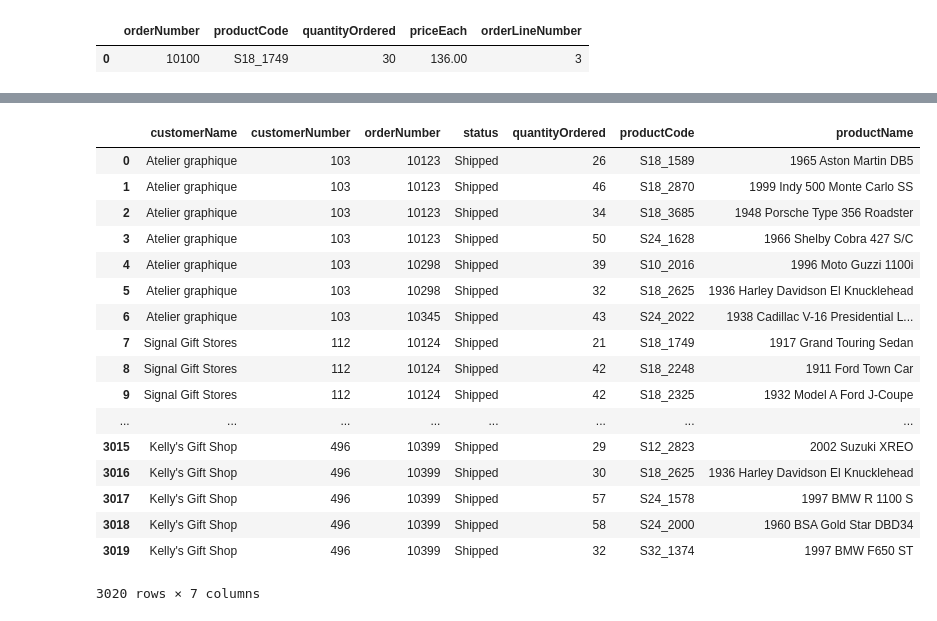
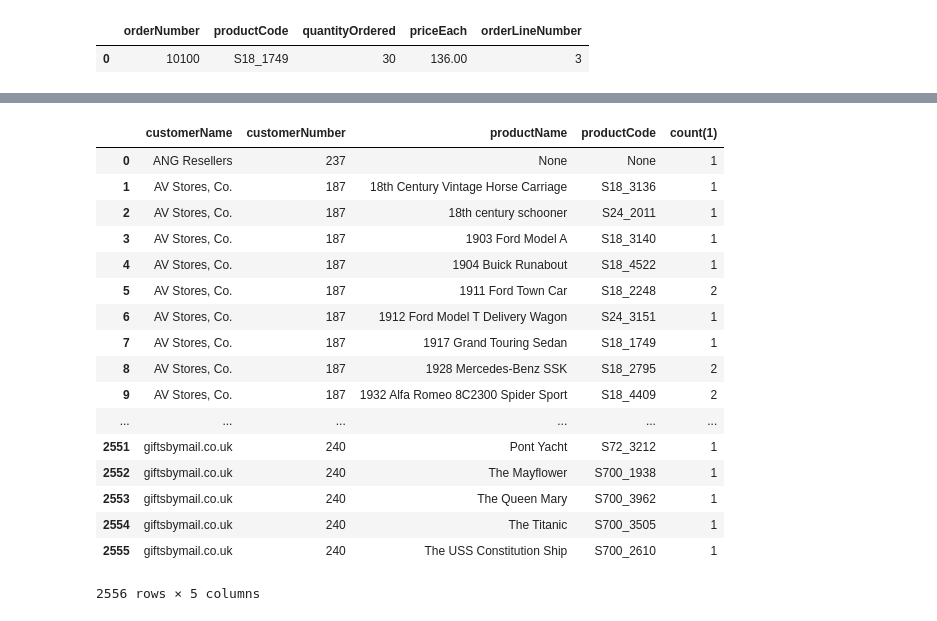
Before and after one commit to joeygoodman/dsc-more-practice-with-sql-queries-lab-dc-ds-060319, a Jupyter notebook: index.ipynb, the cells around one changed output, grey strips where cells are left out. Saved outputs shown, nothing was run; the diff lists cells and outputs as text; code cells hidden in the pictures.

```diff
--- a/index.ipynb
+++ b/index.ipynb
@@ -179,42 +179,43 @@ Now, return the customerName, customrerNumber, productName, productCode and tota
 # %%
 c.execute("""
 
-select customerName, customerNumber, productName, productCode
+select customerName, customerNumber, productName, productCode, count(1)
 from
     (
     select customerName, c.customerNumber, o.orderNumber, status, quantityOrdered, d.productCode, productName
     from customers c
     left join orders o
     on c.customerNumber = o.customerNumber
     left join orderdetails d
     on o.orderNumber = d.orderNumber
     left join products pr
     on d.productCode = pr.productCode
     )
+group by customerName, customerNumber, productName, productCode
 
 ;""")
 df = pd.DataFrame(c.fetchall())
 df.columns = [x[0] for x in c.description]
 df
 # %% [output]
-|  | customerName | customerNumber | orderNumber | status | quantityOrdered | productCode | productName |
-| 0 | Atelier graphique | 103 | 10123 | Shipped | 26 | S18_1589 | 1965 Aston Martin DB5 |
-| 1 | Atelier graphique | 103 | 10123 | Shipped | 46 | S18_2870 | 1999 Indy 500 Monte Carlo SS |
-| 2 | Atelier graphique | 103 | 10123 | Shipped | 34 | S18_3685 | 1948 Porsche Type 356 Roadster |
-| 3 | Atelier graphique | 103 | 10123 | Shipped | 50 | S24_1628 | 1966 Shelby Cobra 427 S/C |
-| 4 | Atelier graphique | 103 | 10298 | Shipped | 39 | S10_2016 | 1996 Moto Guzzi 1100i |
-| 5 | Atelier graphique | 103 | 10298 | Shipped | 32 | S18_2625 | 1936 Harley Davidson El Knucklehead |
-| 6 | Atelier graphique | 103 | 10345 | Shipped | 43 | S24_2022 | 1938 Cadillac V-16 Presidential L... |
-| 7 | Signal Gift Stores | 112 | 10124 | Shipped | 21 | S18_1749 | 1917 Grand Touring Sedan |
-| 8 | Signal Gift Stores | 112 | 10124 | Shipped | 42 | S18_2248 | 1911 Ford Town Car |
-| 9 | Signal Gift Stores | 112 | 10124 | Shipped | 42 | S18_2325 | 1932 Model A Ford J-Coupe |
-| ... | ... | ... | ... | ... | ... | ... | ... |
-| 3015 | Kelly's Gift Shop | 496 | 10399 | Shipped | 29 | S12_2823 | 2002 Suzuki XREO |
-| 3016 | Kelly's Gift Shop | 496 | 10399 | Shipped | 30 | S18_2625 | 1936 Harley Davidson El Knucklehead |
-| 3017 | Kelly's Gift Shop | 496 | 10399 | Shipped | 57 | S24_1578 | 1997 BMW R 1100 S |
-| 3018 | Kelly's Gift Shop | 496 | 10399 | Shipped | 58 | S24_2000 | 1960 BSA Gold Star DBD34 |
-| 3019 | Kelly's Gift Shop | 496 | 10399 | Shipped | 32 | S32_1374 | 1997 BMW F650 ST |
+|  | customerName | customerNumber | productName | productCode | count(1) |
+| 0 | ANG Resellers | 237 | None | None | 1 |
+| 1 | AV Stores, Co. | 187 | 18th Century Vintage Horse Carriage | S18_3136 | 1 |
+| 2 | AV Stores, Co. | 187 | 18th century schooner | S24_2011 | 1 |
+| 3 | AV Stores, Co. | 187 | 1903 Ford Model A | S18_3140 | 1 |
+| 4 | AV Stores, Co. | 187 | 1904 Buick Runabout | S18_4522 | 1 |
+| 5 | AV Stores, Co. | 187 | 1911 Ford Town Car | S18_2248 | 2 |
+| 6 | AV Stores, Co. | 187 | 1912 Ford Model T Delivery Wagon | S24_3151 | 1 |
+| 7 | AV Stores, Co. | 187 | 1917 Grand Touring Sedan | S18_1749 | 1 |
+| 8 | AV Stores, Co. | 187 | 1928 Mercedes-Benz SSK | S18_2795 | 2 |
+| 9 | AV Stores, Co. | 187 | 1932 Alfa Romeo 8C2300 Spider Sport | S18_4409 | 2 |
+| ... | ... | ... | ... | ... | ... |
+| 2551 | giftsbymail.co.uk | 240 | Pont Yacht | S72_3212 | 1 |
+| 2552 | giftsbymail.co.uk | 240 | The Mayflower | S700_1938 | 1 |
+| 2553 | giftsbymail.co.uk | 240 | The Queen Mary | S700_3962 | 1 |
+| 2554 | giftsbymail.co.uk | 240 | The Titanic | S700_3505 | 1 |
+| 2555 | giftsbymail.co.uk | 240 | The USS Constitution Ship | S700_2610 | 1 |
-3020 rows × 7 columns
+2556 rows × 5 columns
 # %%
 c.execute("""
     select *
```
